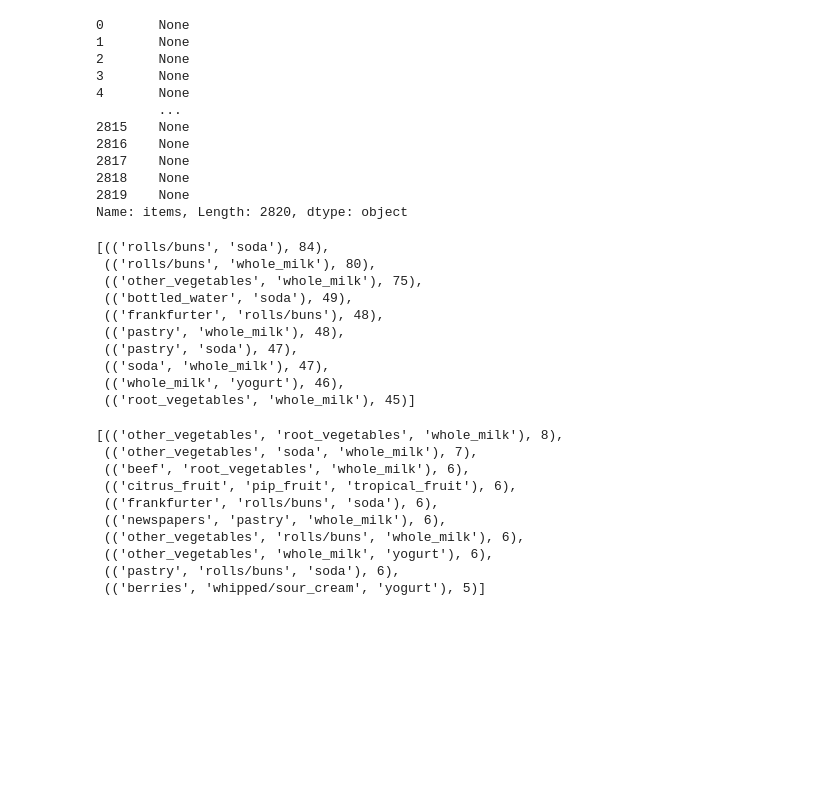
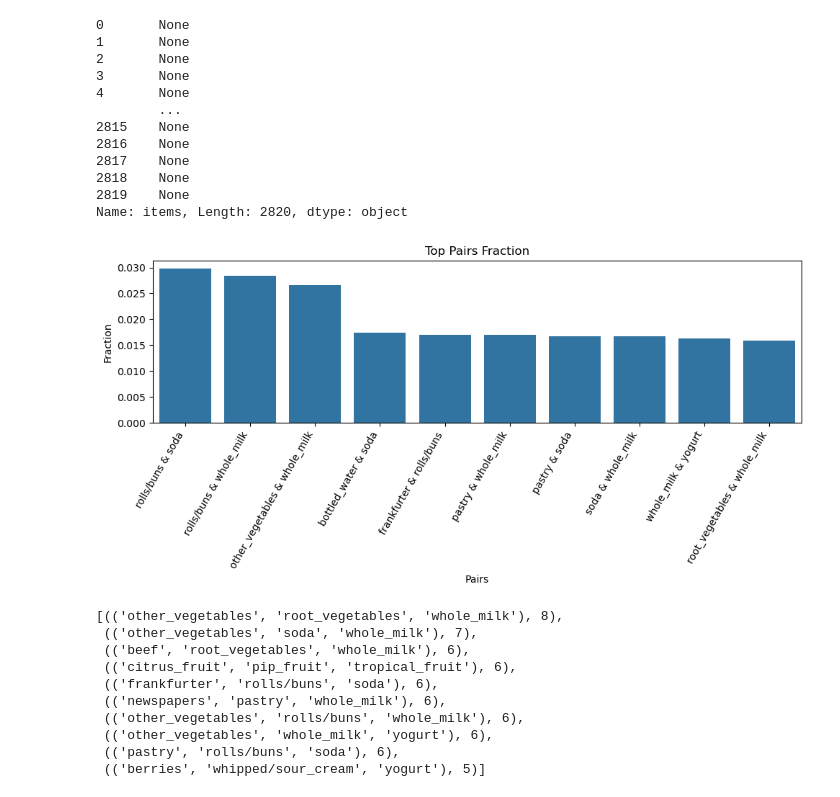
Before and after one commit to ray-suton/python_individual_assignment_2, a Jupyter notebook: Data.ipynb, the cells around one changed output. Saved outputs shown, nothing was run; the diff lists cells and outputs as text; code cells hidden in the pictures; blank space fills up the shorter version.

```diff
--- a/Data.ipynb
+++ b/Data.ipynb
@@ -367,18 +367,19 @@ pairs_K = sorted(pair_counts.items(), key=lambda x: (-x[1], x[0]))[:K]
 
 triples_K = sorted(triple_counts.items(), key=lambda x: (-x[1], x[0]))[:K]
 # %%
-pairs_K
+p_frac_K = sorted(frac_pair.items(), key=lambda x: (-x[1], x[0]))[:K]
+pairs_df = pd.DataFrame(p_frac_K, columns=["Pairs", "Fraction"])
+pairs_df["Pairs"] = pairs_df["Pairs"].apply(lambda x: f"{x[0]} & {x[1]}")
+plt.figure(figsize=(10,5))
+sns.barplot(data=pairs_df, x="Pairs", y="Fraction")
+plt.xlabel('Pairs')
+plt.ylabel('Fraction')
+plt.title('Top Pairs Fraction')
+plt.xticks(rotation=60, ha='right')
+plt.tight_layout()
+plt.show()
 # %% [output]
-[(('rolls/buns', 'soda'), 84),
- (('rolls/buns', 'whole_milk'), 80),
- (('other_vegetables', 'whole_milk'), 75),
- (('bottled_water', 'soda'), 49),
- (('frankfurter', 'rolls/buns'), 48),
- (('pastry', 'whole_milk'), 48),
- (('pastry', 'soda'), 47),
- (('soda', 'whole_milk'), 47),
- (('whole_milk', 'yogurt'), 46),
- (('root_vegetables', 'whole_milk'), 45)]
+[figure, added]
 # %%
 triples_K
 # %% [output]
```
Also changed, not shown: parts of 10 cells of this notebook, 1 other file.
